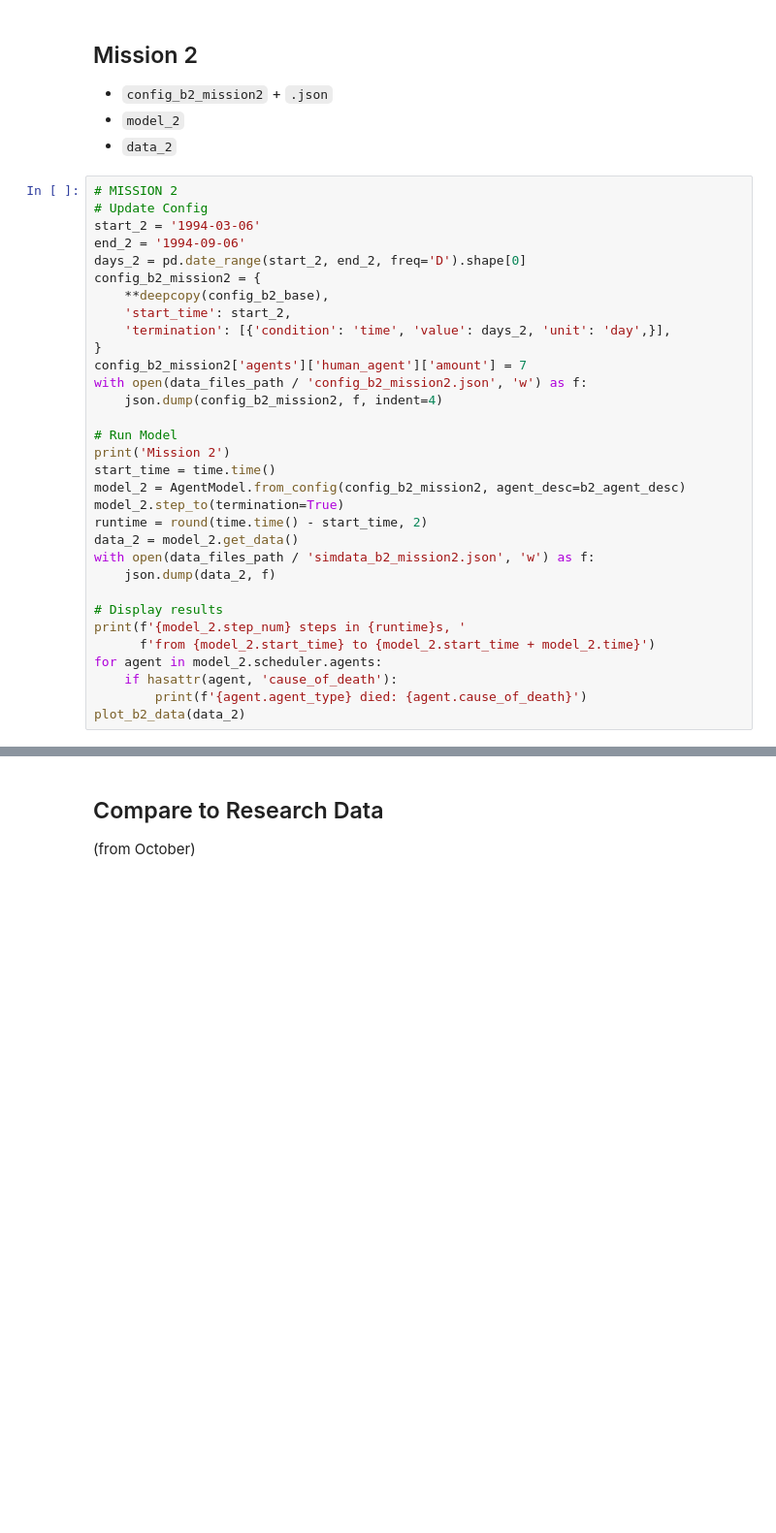
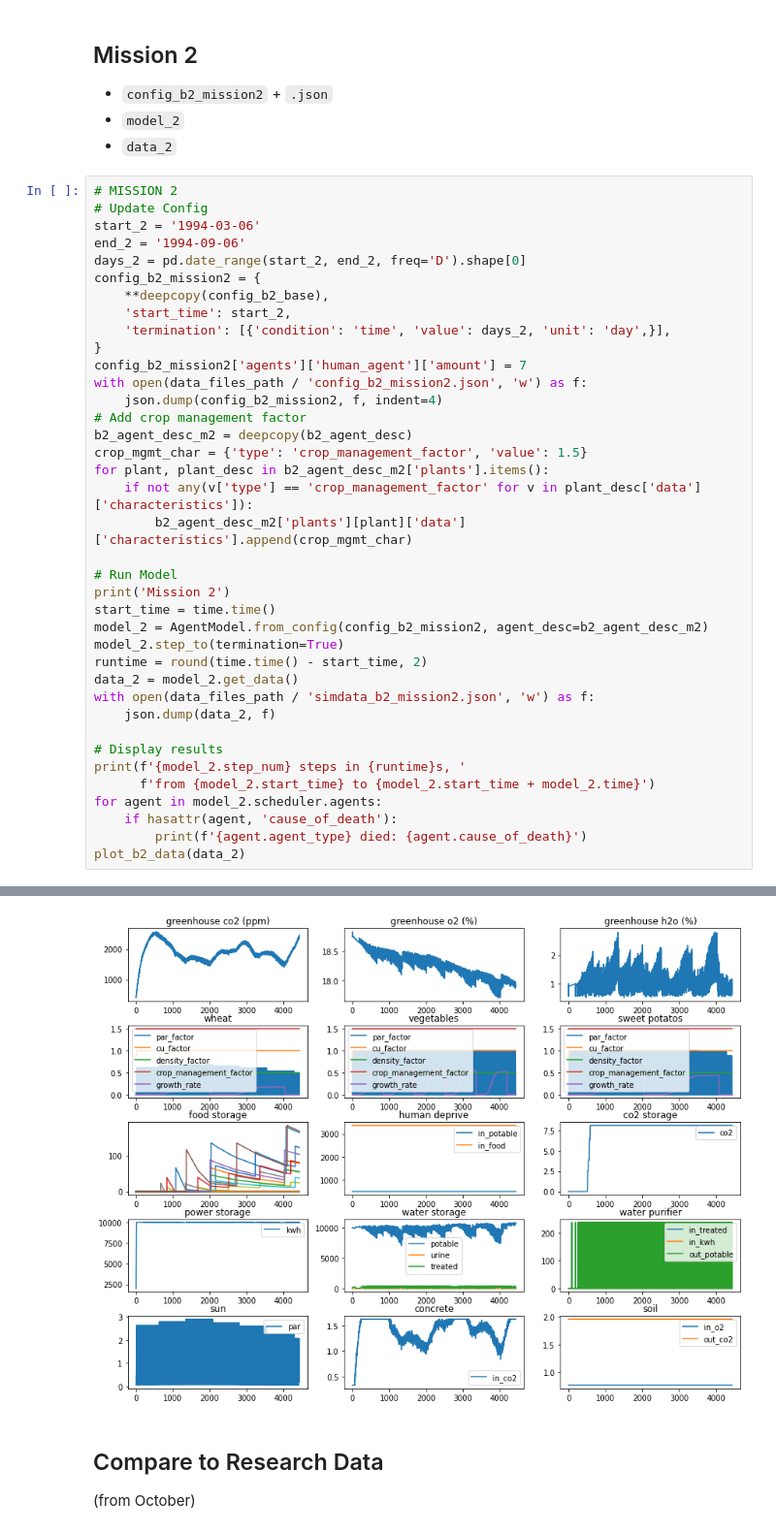
Before and after one commit to overthesun/simoc, a Jupyter notebook: generate_simoc_b2.ipynb, the cells around one changed output, grey strips where cells are left out. Shown at 97% size. Saved outputs shown, nothing was run; the diff lists cells and outputs as text; blank space fills up the shorter version.

```diff
--- a/generate_simoc_b2.ipynb
+++ b/generate_simoc_b2.ipynb
@@ -609,11 +626,17 @@ config_b2_mission2 = {
 config_b2_mission2['agents']['human_agent']['amount'] = 7
 with open(data_files_path / 'config_b2_mission2.json', 'w') as f:
     json.dump(config_b2_mission2, f, indent=4)
+# Add crop management factor
+b2_agent_desc_m2 = deepcopy(b2_agent_desc)
+crop_mgmt_char = {'type': 'crop_management_factor', 'value': 1.5}
+for plant, plant_desc in b2_agent_desc_m2['plants'].items():
+    if not any(v['type'] == 'crop_management_factor' for v in plant_desc['data']['characteristics']):
+        b2_agent_desc_m2['plants'][plant]['data']['characteristics'].append(crop_mgmt_char)
 
 # Run Model
 print('Mission 2')
 start_time = time.time()
-model_2 = AgentModel.from_config(config_b2_mission2, agent_desc=b2_agent_desc)
+model_2 = AgentModel.from_config(config_b2_mission2, agent_desc=b2_agent_desc_m2)
 model_2.step_to(termination=True)
 runtime = round(time.time() - start_time, 2)
 data_2 = model_2.get_data()
@@ -627,3 +650,4 @@ for agent in model_2.scheduler.agents:
     if hasattr(agent, 'cause_of_death'):
         print(f'{agent.agent_type} died: {agent.cause_of_death}')
 plot_b2_data(data_2)
+# %% [output]
@@ -630,3 +656,4 @@ plot_b2_data(data_2)
+[figure, added]
 # %% [markdown]
 ## Compare to Research Data
 (from October)
```
Also changed, not shown: parts of 10 cells of this notebook, 5 other files.
